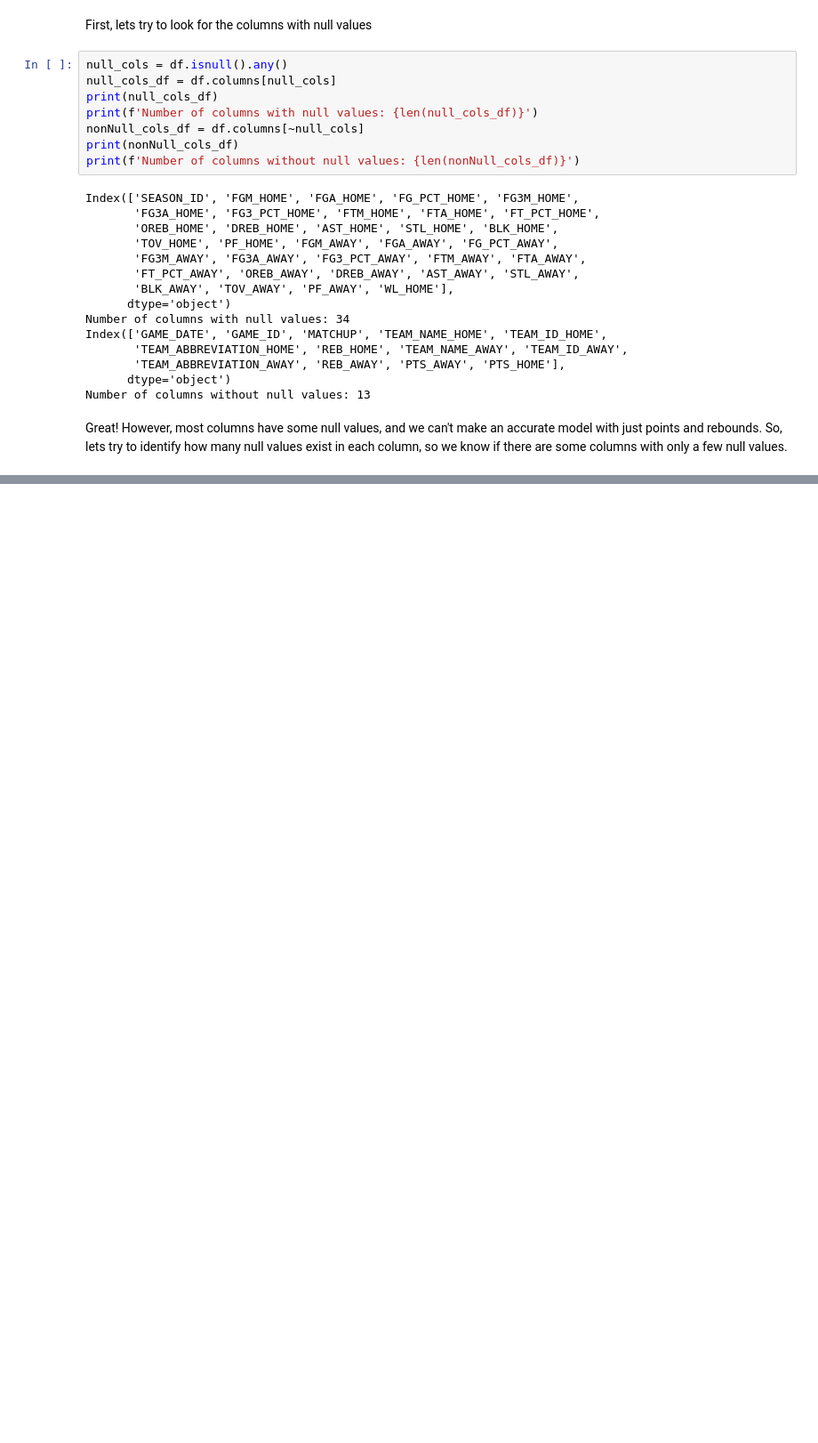
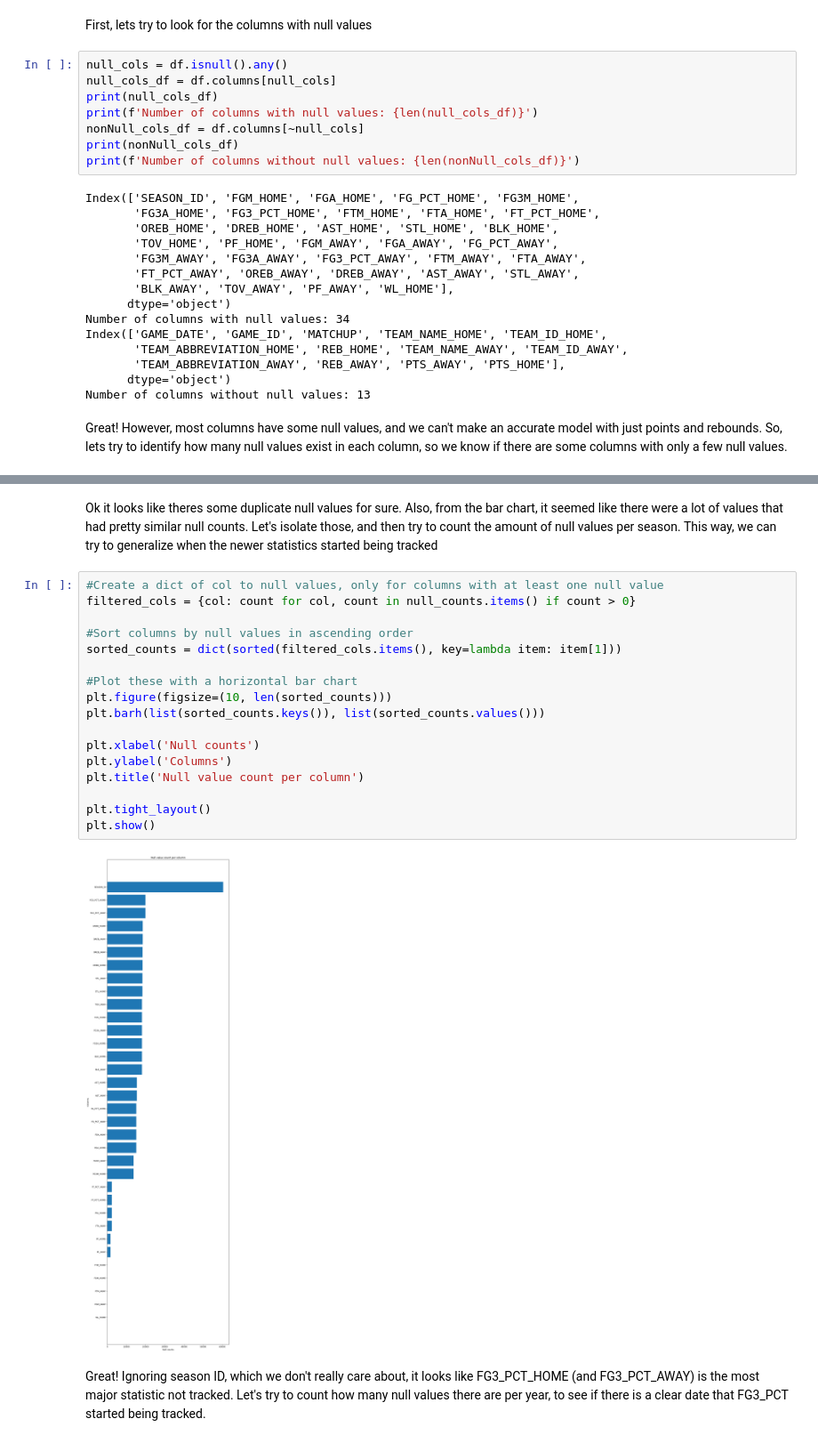
Before and after one commit to zcrennen/BetLSTM, a Jupyter notebook: EDA.ipynb, the cells around one changed output, grey strips where cells are left out. Shown at 89% size. Cells and saved outputs as stored; diff of their text form; blank space fills up the shorter version.

```diff
--- a/EDA.ipynb
+++ b/EDA.ipynb
@@ -130,0 +148,23 @@ WL_HOME: 1
+# %% [markdown]
+Ok it looks like theres some duplicate null values for sure. Also, from the bar chart, it seemed like there were a lot of values that had pretty similar null counts. Let's isolate those, and then try to count the amount of null values per season. This way, we can try to generalize when the newer statistics started being tracked
+# %%
+#Create a dict of col to null values, only for columns with at least one null value
+filtered_cols = {col: count for col, count in null_counts.items() if count > 0}
+
+#Sort columns by null values in ascending order
+sorted_counts = dict(sorted(filtered_cols.items(), key=lambda item: item[1]))
+
+#Plot these with a horizontal bar chart
+plt.figure(figsize=(10, len(sorted_counts)))
+plt.barh(list(sorted_counts.keys()), list(sorted_counts.values()))
+
+plt.xlabel('Null counts')
+plt.ylabel('Columns')
+plt.title('Null value count per column')
+
+plt.tight_layout()
+plt.show()
+# %% [output]
+[figure, added]
+# %% [markdown]
+Great! Ignoring season ID, which we don't really care about, it looks like FG3_PCT_HOME (and FG3_PCT_AWAY) is the most major statistic not tracked. Let's try to count how many null values there are per year, to see if there is a clear date that FG3_PCT started being tracked.
```
Also changed, not shown: parts of 5 cells of this notebook.
